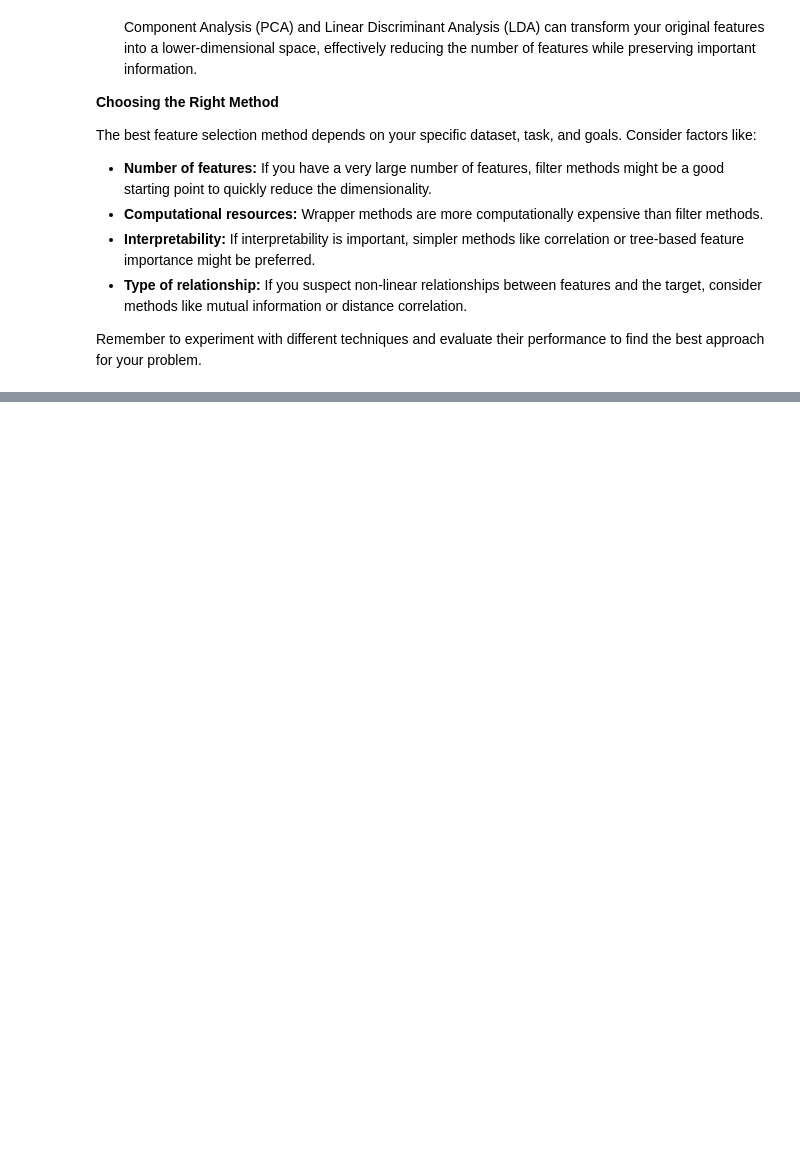
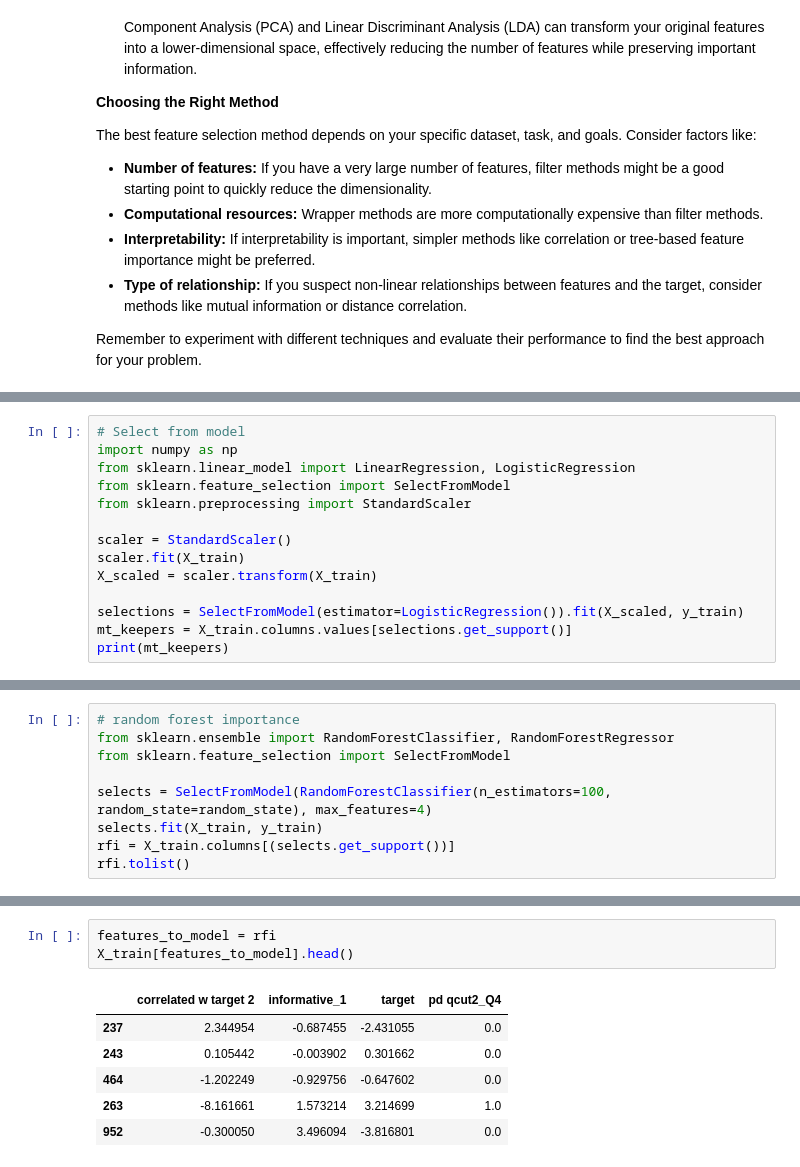
Before and after one commit to gitmystuff/DSChunks, a Jupyter notebook: Feature_Selection_Methods.ipynb, the cells around one changed output, grey strips where cells are left out. Saved outputs shown, nothing was run; the diff lists cells and outputs as text; blank space fills up the shorter version.

```diff
--- a/Feature_Selection_Methods.ipynb
+++ b/Feature_Selection_Methods.ipynb
@@ -266,0 +523,14 @@ Remember to experiment with different techniques and evaluate their performance
+# %%
+# Select from model
+import numpy as np
+from sklearn.linear_model import LinearRegression, LogisticRegression
+from sklearn.feature_selection import SelectFromModel
+from sklearn.preprocessing import StandardScaler
+
+scaler = StandardScaler()
+scaler.fit(X_train)
+X_scaled = scaler.transform(X_train)
+
+selections = SelectFromModel(estimator=LogisticRegression()).fit(X_scaled, y_train)
+mt_keepers = X_train.columns.values[selections.get_support()]
+print(mt_keepers)
@@ -266,0 +558,9 @@ Remember to experiment with different techniques and evaluate their performance
+# %%
+# random forest importance
+from sklearn.ensemble import RandomForestClassifier, RandomForestRegressor
+from sklearn.feature_selection import SelectFromModel
+
+selects = SelectFromModel(RandomForestClassifier(n_estimators=100, random_state=random_state), max_features=4)
+selects.fit(X_train, y_train)
+rfi = X_train.columns[(selects.get_support())]
+rfi.tolist()
@@ -266,0 +608,10 @@ Remember to experiment with different techniques and evaluate their performance
+# %%
+features_to_model = rfi
+X_train[features_to_model].head()
+# %% [output]
+|  | correlated w target 2 | informative_1 | target | pd qcut2_Q4 |
+| 237 | 2.344954 | -0.687455 | -2.431055 | 0.0 |
+| 243 | 0.105442 | -0.003902 | 0.301662 | 0.0 |
+| 464 | -1.202249 | -0.929756 | -0.647602 | 0.0 |
+| 263 | -8.161661 | 1.573214 | 3.214699 | 1.0 |
+| 952 | -0.300050 | 3.496094 | -3.816801 | 0.0 |
```
Also changed, not shown: parts of 32 cells of this notebook.
